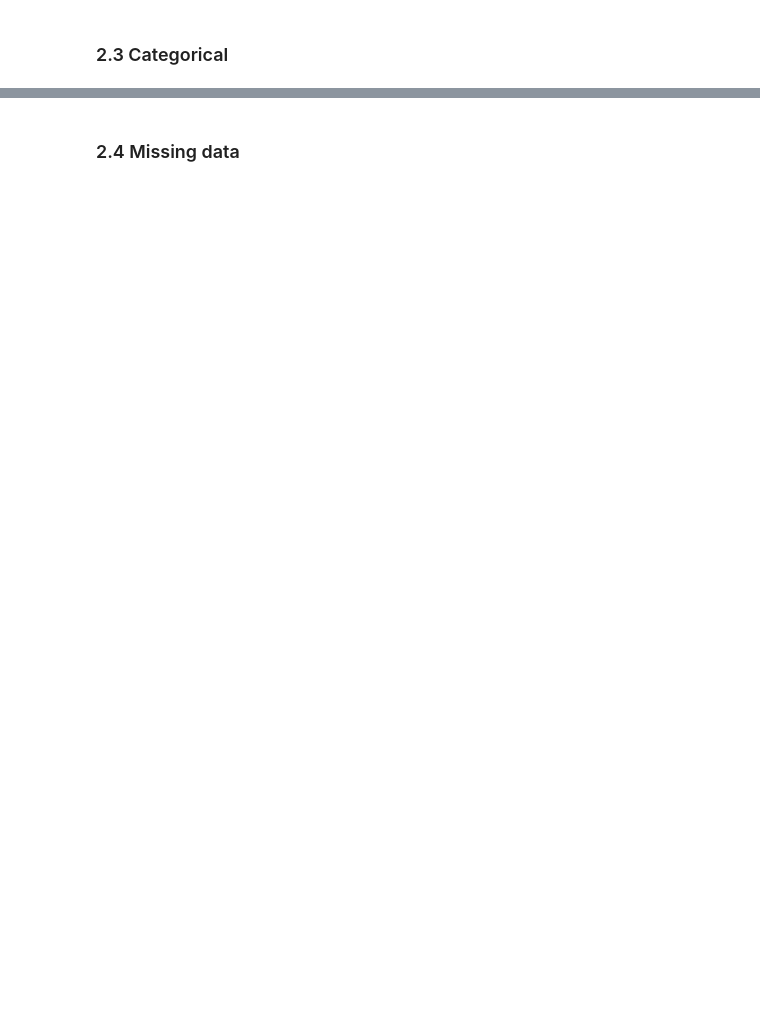
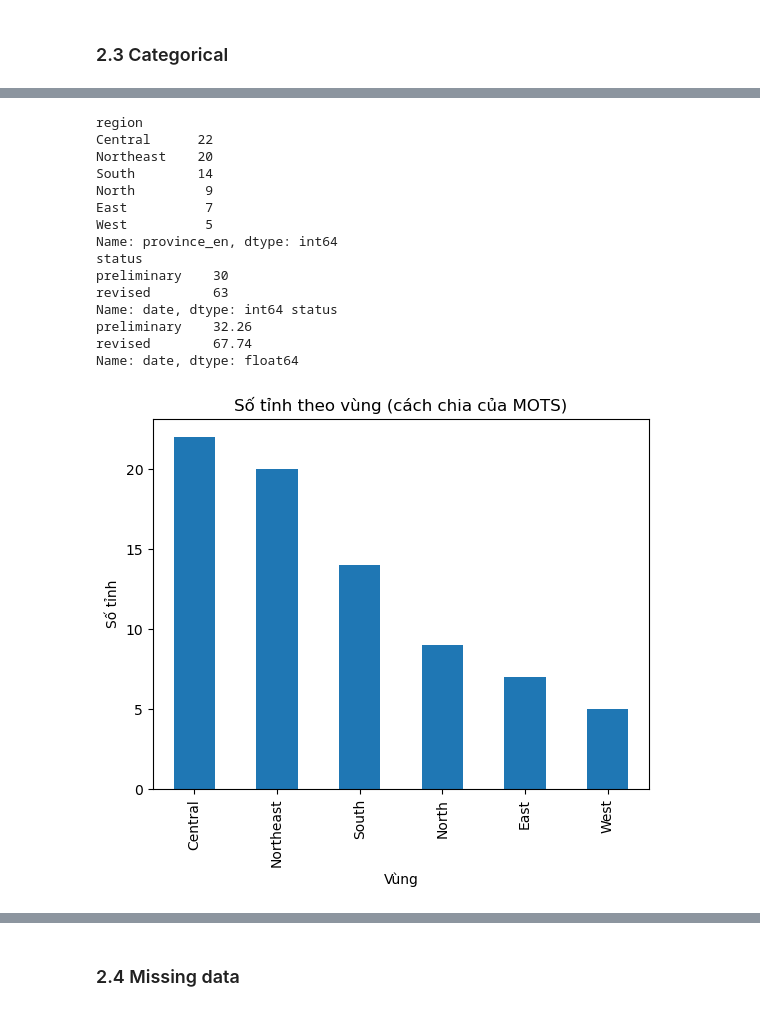
Before and after one commit to truongtin2006k-wq/thai-tourism, a Jupyter notebook: notebooks/01_collection_exploration.ipynb, the cells around one changed output, grey strips where cells are left out. Saved outputs shown, nothing was run; the diff lists cells and outputs as text; code cells hidden in the pictures; blank space fills up the shorter version.

```diff
--- a/notebooks/01_collection_exploration.ipynb
+++ b/notebooks/01_collection_exploration.ipynb
@@ -310,0 +665,27 @@ visitors_total                 1           1     1
+# %%
+# [CODE] 2.3.3c: giải thích các cột không đều
+rg = df.groupby("region", observed=True)["province_en"].nunique().sort_values(ascending=False)
+print(rg)
+
+m = df.drop_duplicates("date").groupby("status", observed=True)["date"].count()
+print(m, (m / m.sum() * 100).round(2))
+
+rg.plot.bar(title="Số tỉnh theo vùng (cách chia của MOTS)")
+plt.ylabel("Số tỉnh"); plt.xlabel("Vùng"); plt.show()
+# %% [output]
+region
+Central      22
+Northeast    20
+South        14
+North         9
+East          7
+West          5
+Name: province_en, dtype: int64
+status
+preliminary    30
+revised        63
+Name: date, dtype: int64 status
+preliminary    32.26
+revised        67.74
+Name: date, dtype: float64
+[figure, added]
```
Also changed, not shown: parts of 65 cells of this notebook.
